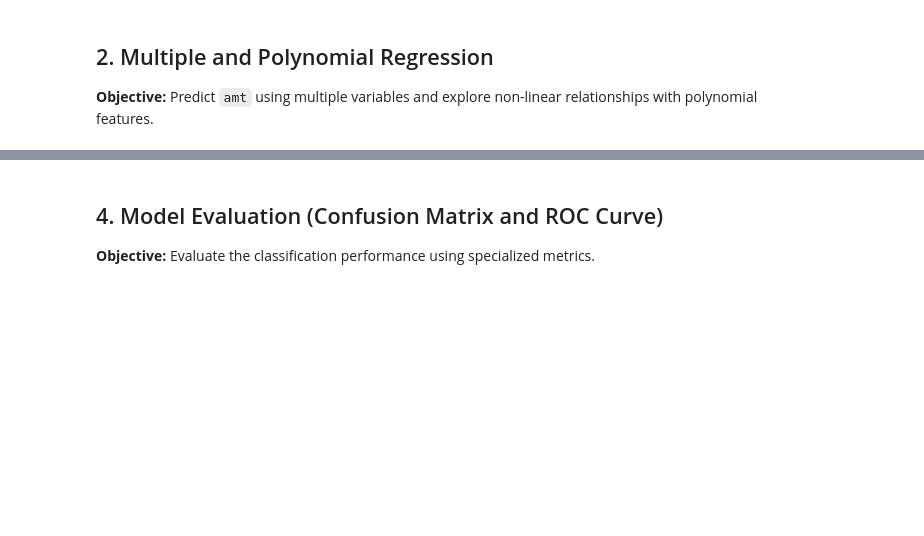
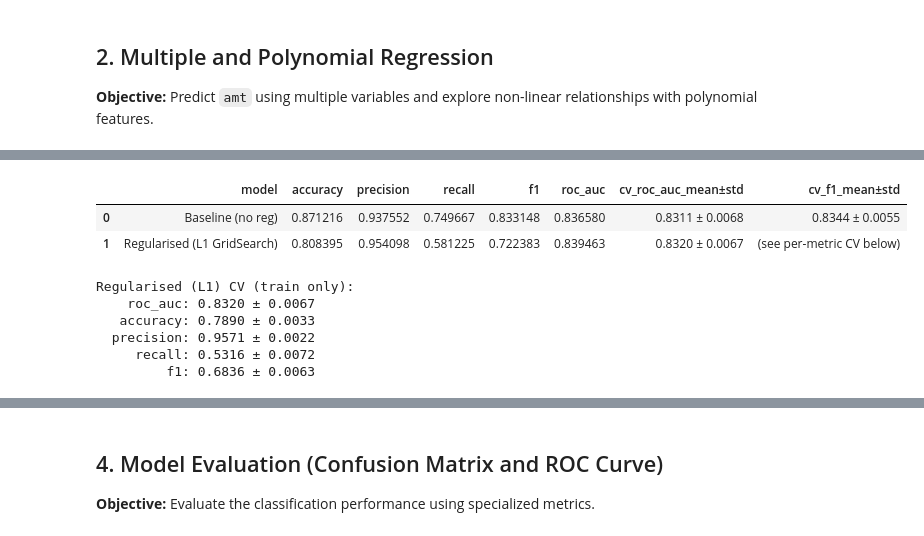
Before and after one commit to ShubhangiDimri/Digital-Transaction-Risk-Analysis, a Jupyter notebook: Unit4_Predictive_Modeling.ipynb, the cells around one changed output, grey strips where cells are left out. Saved outputs shown, nothing was run; the diff lists cells and outputs as text; code cells hidden in the pictures; blank space fills up the shorter version.

```diff
--- a/Unit4_Predictive_Modeling.ipynb
+++ b/Unit4_Predictive_Modeling.ipynb
@@ -115,0 +380,61 @@ Logistic Regression Training Complete.
+# %%
+# ---------------------------------------------------------------
+# Metrics helpers + comparison table
+# ---------------------------------------------------------------
+
+def classification_metrics(y_true, y_pred, y_prob) -> dict:
+    return {
+        "accuracy": accuracy_score(y_true, y_pred),
+        "precision": precision_score(y_true, y_pred, zero_division=0),
+        "recall": recall_score(y_true, y_pred, zero_division=0),
+        "f1": f1_score(y_true, y_pred, zero_division=0),
+        "roc_auc": roc_auc_score(y_true, y_prob),
+    }
+
+baseline_metrics = classification_metrics(y_test, baseline_pred, baseline_prob)
+lasso_metrics = classification_metrics(y_test, lasso_pred, lasso_prob)
+
+comparison = pd.DataFrame(
+    [
+        {
+            "model": "Baseline (no reg)",
+            **baseline_metrics,
+            "cv_roc_auc_mean±std": _mean_std(baseline_cv["test_roc_auc"]),
+            "cv_f1_mean±std": _mean_std(baseline_cv["test_f1"]),
+        },
+        {
+            "model": "Regularised (L1 GridSearch)",
+            **lasso_metrics,
+            "cv_roc_auc_mean±std": f"{lasso_grid.cv_results_['mean_test_score'][lasso_grid.best_index_]:.4f} ± {lasso_grid.cv_results_['std_test_score'][lasso_grid.best_index_]:.4f}",
+            "cv_f1_mean±std": "(see per-metric CV below)",
+        },
+    ]
+)
+
+display(comparison)
+# %% [output]
+|  | model | accuracy | precision | recall | f1 | roc_auc | cv_roc_auc_mean±std | cv_f1_mean±std |
+| 0 | Baseline (no reg) | 0.871216 | 0.937552 | 0.749667 | 0.833148 | 0.836580 | 0.8311 ± 0.0068 | 0.8344 ± 0.0055 |
+| 1 | Regularised (L1 GridSearch) | 0.808395 | 0.954098 | 0.581225 | 0.722383 | 0.839463 | 0.8320 ± 0.0067 | (see per-metric CV below) |
+# %%
+# Optional: full CV for the chosen regularised model across multiple metrics
+lasso_cv = cross_validate(
+    lasso_best,
+    X_train_k,
+    y_train,
+    cv=cv,
+    scoring=cv_scoring,
+    n_jobs=-1,
+)
+
+print("Regularised (L1) CV (train only):")
+for metric_name in ["roc_auc", "accuracy", "precision", "recall", "f1"]:
+    vals = lasso_cv[f"test_{metric_name}"]
+    print(f"  {metric_name:>9}: {_mean_std(vals)}")
+# %% [output]
+Regularised (L1) CV (train only):
+    roc_auc: 0.8320 ± 0.0067
+   accuracy: 0.7890 ± 0.0033
+  precision: 0.9571 ± 0.0022
+     recall: 0.5316 ± 0.0072
+         f1: 0.6836 ± 0.0063
```
Also changed, not shown: parts of 21 cells of this notebook, 10 other files.
